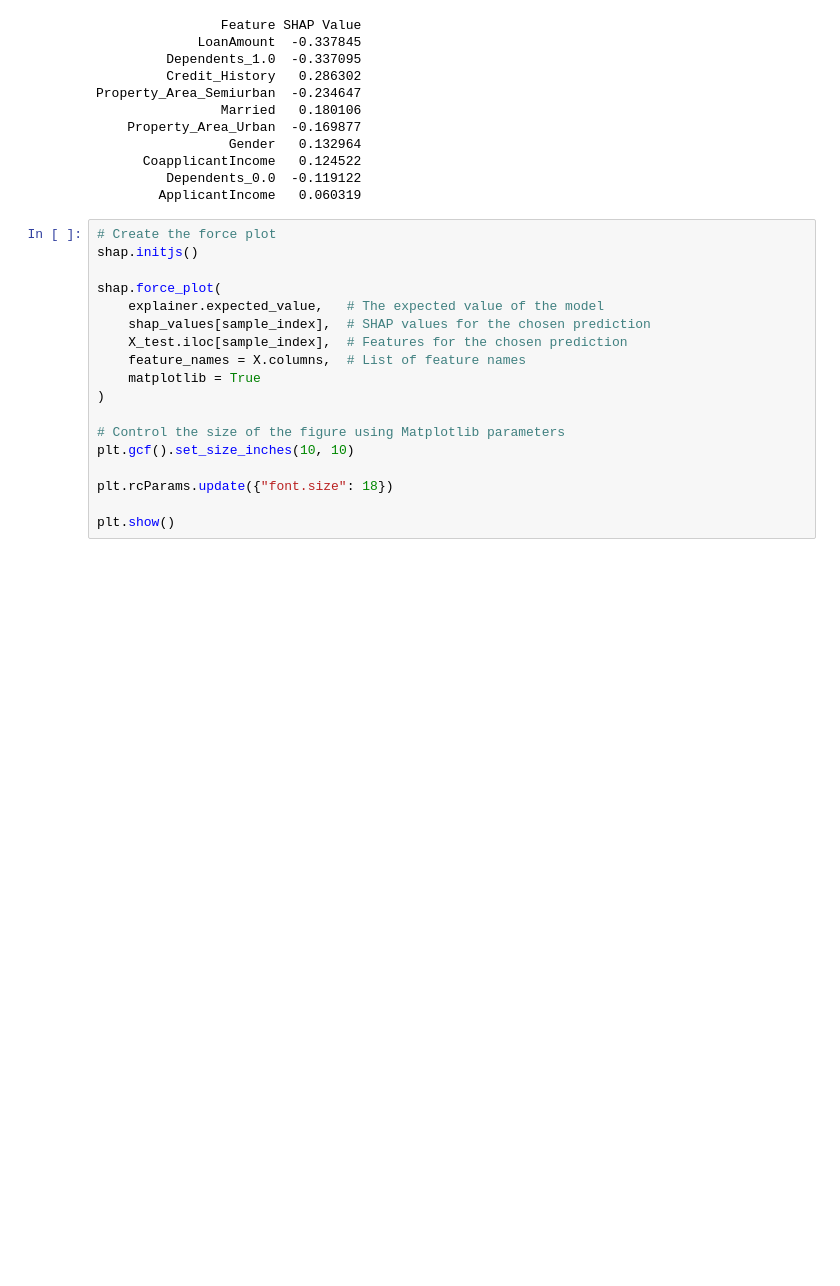
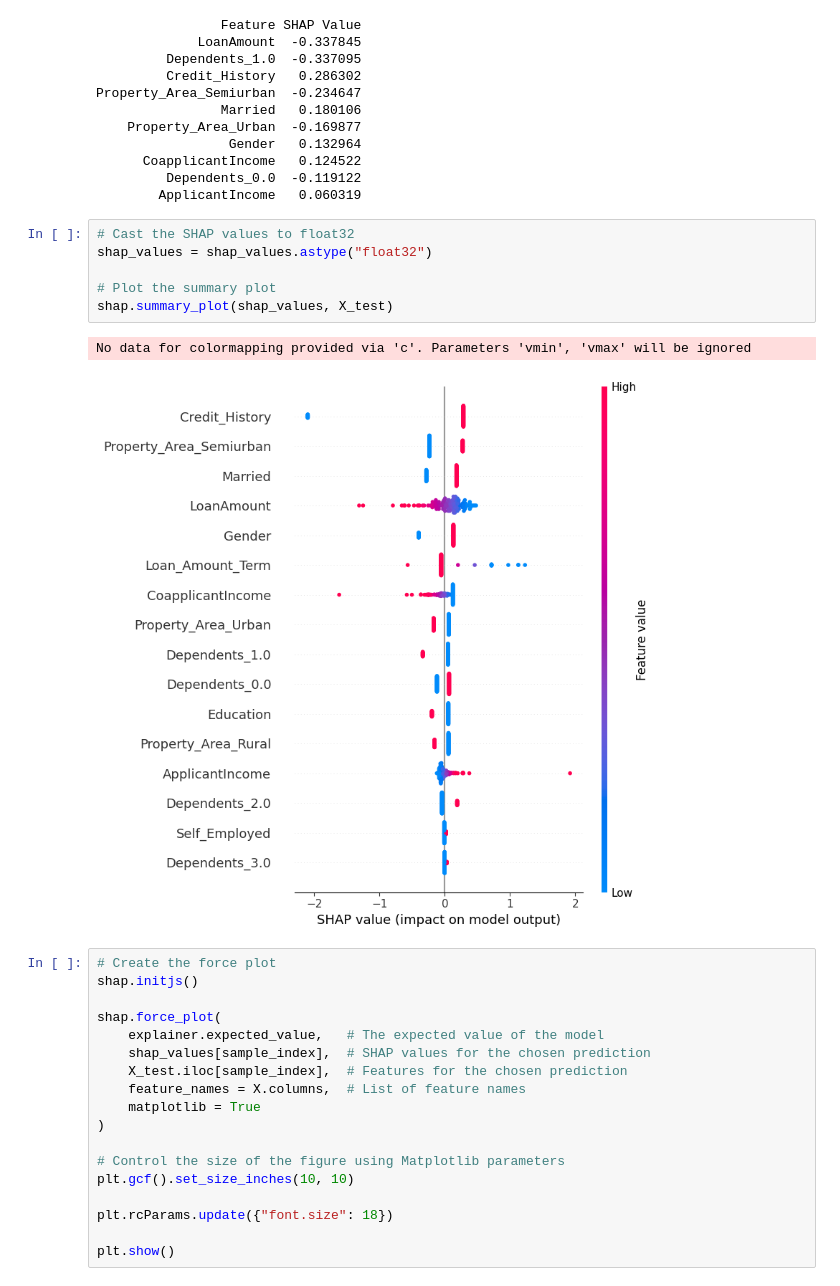
Before and after one commit to VeryFatBoy/loan-approvals, a Jupyter notebook: loan_approvals.ipynb, the cells around one changed output. Drawn from its saved outputs; the diff is of its cells as text; blank space fills up the shorter version.

```diff
--- a/loan_approvals.ipynb
+++ b/loan_approvals.ipynb
@@ -365,6 +365,15 @@ Property_Area_Semiurban  -0.234647
       CoapplicantIncome   0.124522
          Dependents_0.0  -0.119122
         ApplicantIncome   0.060319
+# %%
+# Cast the SHAP values to float32
+shap_values = shap_values.astype("float32")
+
+# Plot the summary plot
+shap.summary_plot(shap_values, X_test)
+# %% [output]
+No data for colormapping provided via 'c'. Parameters 'vmin', 'vmax' will be ignored
+[figure, added]
 # %%
 # Create the force plot
 shap.initjs()
```
Also changed, not shown: parts of 4 cells of this notebook.
